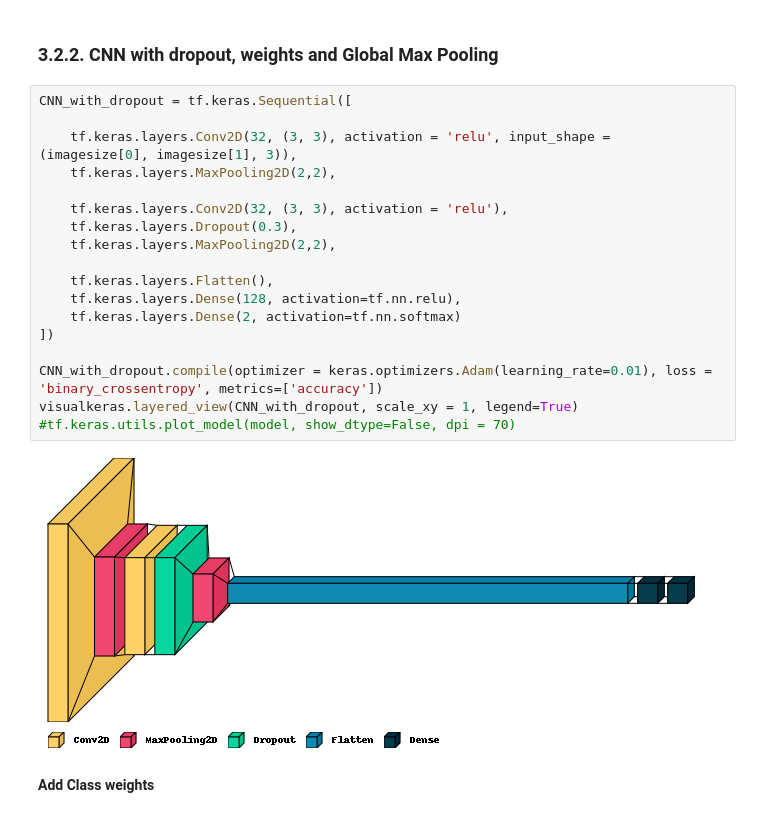
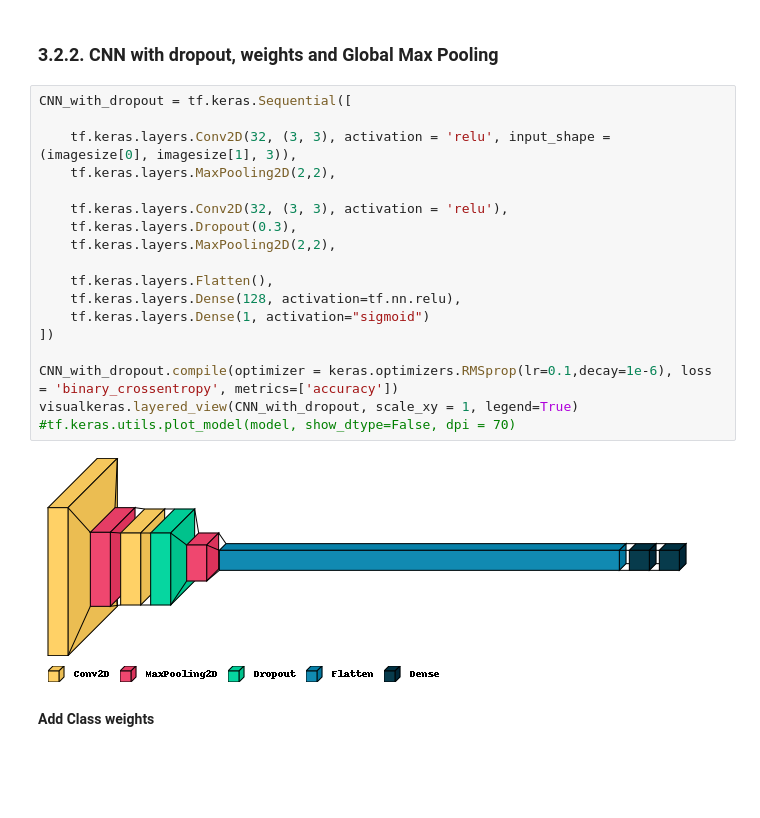
Before and after one commit to dario-x/Deep_Fake_Detection, a Jupyter notebook: main.ipynb, the cells around one changed output. Saved outputs shown, nothing was run; the diff lists cells and outputs as text; blank space fills up the shorter version.

Commit message:
Correcting output layer

```diff
--- a/main.ipynb
+++ b/main.ipynb
@@ -693,23 +720,23 @@ AUC: 0.50
 # %%
 CNN_with_dropout = tf.keras.Sequential([
 
     tf.keras.layers.Conv2D(32, (3, 3), activation = 'relu', input_shape = (imagesize[0], imagesize[1], 3)),
     tf.keras.layers.MaxPooling2D(2,2),
 
     tf.keras.layers.Conv2D(32, (3, 3), activation = 'relu'),
     tf.keras.layers.Dropout(0.3),
     tf.keras.layers.MaxPooling2D(2,2),
 
     tf.keras.layers.Flatten(),
     tf.keras.layers.Dense(128, activation=tf.nn.relu),
-    tf.keras.layers.Dense(2, activation=tf.nn.softmax)
+    tf.keras.layers.Dense(1, activation="sigmoid")
 ])
 
-CNN_with_dropout.compile(optimizer = keras.optimizers.Adam(learning_rate=0.01), loss = 'binary_crossentropy', metrics=['accuracy'])
+CNN_with_dropout.compile(optimizer = keras.optimizers.RMSprop(lr=0.1,decay=1e-6), loss = 'binary_crossentropy', metrics=['accuracy'])
 visualkeras.layered_view(CNN_with_dropout, scale_xy = 1, legend=True)
 #tf.keras.utils.plot_model(model, show_dtype=False, dpi = 70)
 # %% [output]
-[figure, old version]
+[figure, new version]
 # %% [markdown]
 **Add Class weights**
 # %%
```
Also changed, not shown: parts of 20 cells of this notebook.
